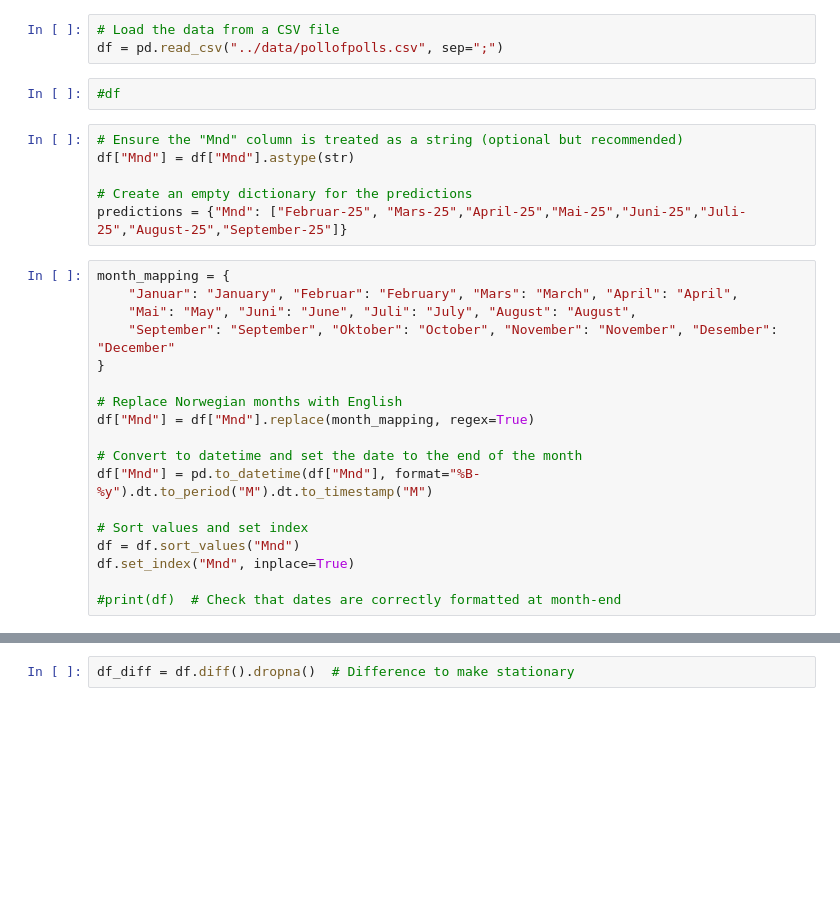
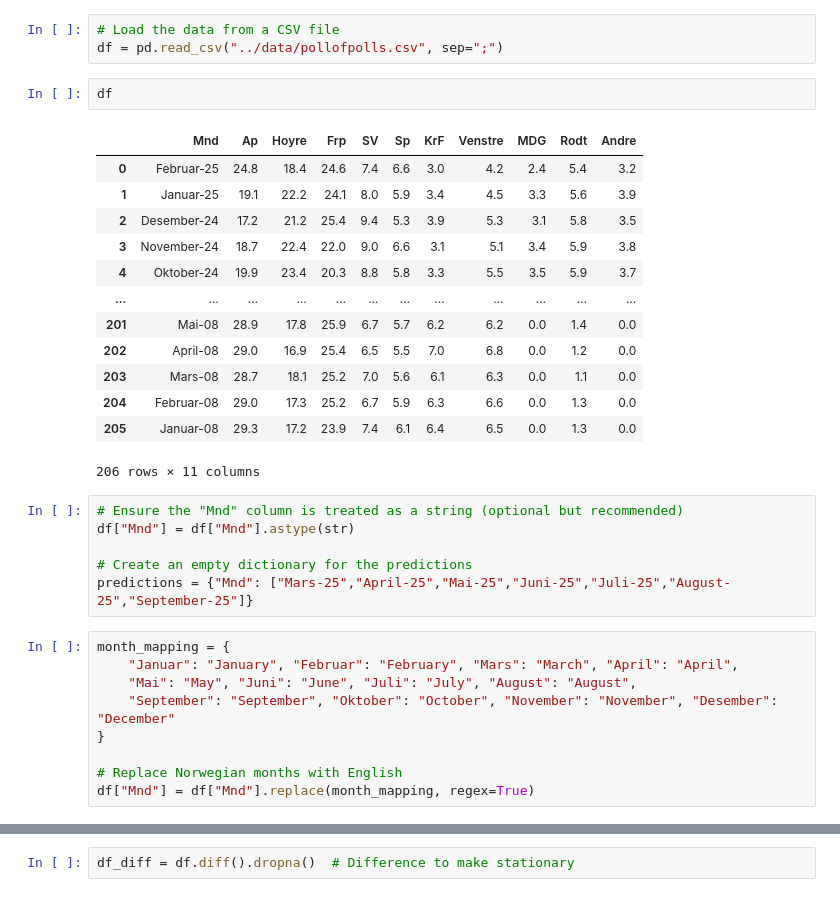
Before and after one commit to jensmorten/onesixtynine, a Jupyter notebook: models/simple_var_interval.ipynb, the cells around one changed output, grey strips where cells are left out. Drawn from its saved outputs; the diff is of its cells as text; blank space fills up the shorter version.

```diff
--- a/models/simple_var_interval.ipynb
+++ b/models/simple_var_interval.ipynb
@@ -12,13 +12,27 @@ from statsmodels.tsa.api import VAR
 # Load the data from a CSV file
 df = pd.read_csv("../data/pollofpolls.csv", sep=";")
 # %%
-#df
+df
+# %% [output]
+|  | Mnd | Ap | Hoyre | Frp | SV | Sp | KrF | Venstre | MDG | Rodt | Andre |
+| 0 | Februar-25 | 24.8 | 18.4 | 24.6 | 7.4 | 6.6 | 3.0 | 4.2 | 2.4 | 5.4 | 3.2 |
+| 1 | Januar-25 | 19.1 | 22.2 | 24.1 | 8.0 | 5.9 | 3.4 | 4.5 | 3.3 | 5.6 | 3.9 |
+| 2 | Desember-24 | 17.2 | 21.2 | 25.4 | 9.4 | 5.3 | 3.9 | 5.3 | 3.1 | 5.8 | 3.5 |
+| 3 | November-24 | 18.7 | 22.4 | 22.0 | 9.0 | 6.6 | 3.1 | 5.1 | 3.4 | 5.9 | 3.8 |
+| 4 | Oktober-24 | 19.9 | 23.4 | 20.3 | 8.8 | 5.8 | 3.3 | 5.5 | 3.5 | 5.9 | 3.7 |
+| ... | ... | ... | ... | ... | ... | ... | ... | ... | ... | ... | ... |
+| 201 | Mai-08 | 28.9 | 17.8 | 25.9 | 6.7 | 5.7 | 6.2 | 6.2 | 0.0 | 1.4 | 0.0 |
+| 202 | April-08 | 29.0 | 16.9 | 25.4 | 6.5 | 5.5 | 7.0 | 6.8 | 0.0 | 1.2 | 0.0 |
+| 203 | Mars-08 | 28.7 | 18.1 | 25.2 | 7.0 | 5.6 | 6.1 | 6.3 | 0.0 | 1.1 | 0.0 |
+| 204 | Februar-08 | 29.0 | 17.3 | 25.2 | 6.7 | 5.9 | 6.3 | 6.6 | 0.0 | 1.3 | 0.0 |
+| 205 | Januar-08 | 29.3 | 17.2 | 23.9 | 7.4 | 6.1 | 6.4 | 6.5 | 0.0 | 1.3 | 0.0 |
+206 rows × 11 columns
 # %%
 # Ensure the "Mnd" column is treated as a string (optional but recommended)
 df["Mnd"] = df["Mnd"].astype(str)
 
 # Create an empty dictionary for the predictions
-predictions = {"Mnd": ["Februar-25", "Mars-25","April-25","Mai-25","Juni-25","Juli-25","August-25","September-25"]}
+predictions = {"Mnd": ["Mars-25","April-25","Mai-25","Juni-25","Juli-25","August-25","September-25"]}
 # %%
 month_mapping = {
     "Januar": "January", "Februar": "February", "Mars": "March", "April": "April",
@@ -28,12 +42,3 @@ month_mapping = {
 
 # Replace Norwegian months with English
 df["Mnd"] = df["Mnd"].replace(month_mapping, regex=True)
-
-# Convert to datetime and set the date to the end of the month
-df["Mnd"] = pd.to_datetime(df["Mnd"], format="%B-%y").dt.to_period("M").dt.to_timestamp("M")
-
-# Sort values and set index
-df = df.sort_values("Mnd")
-df.set_index("Mnd", inplace=True)
-
-#print(df)  # Check that dates are correctly formatted at month-end
```
Also changed, not shown: parts of 6 cells of this notebook, 1 other file.
